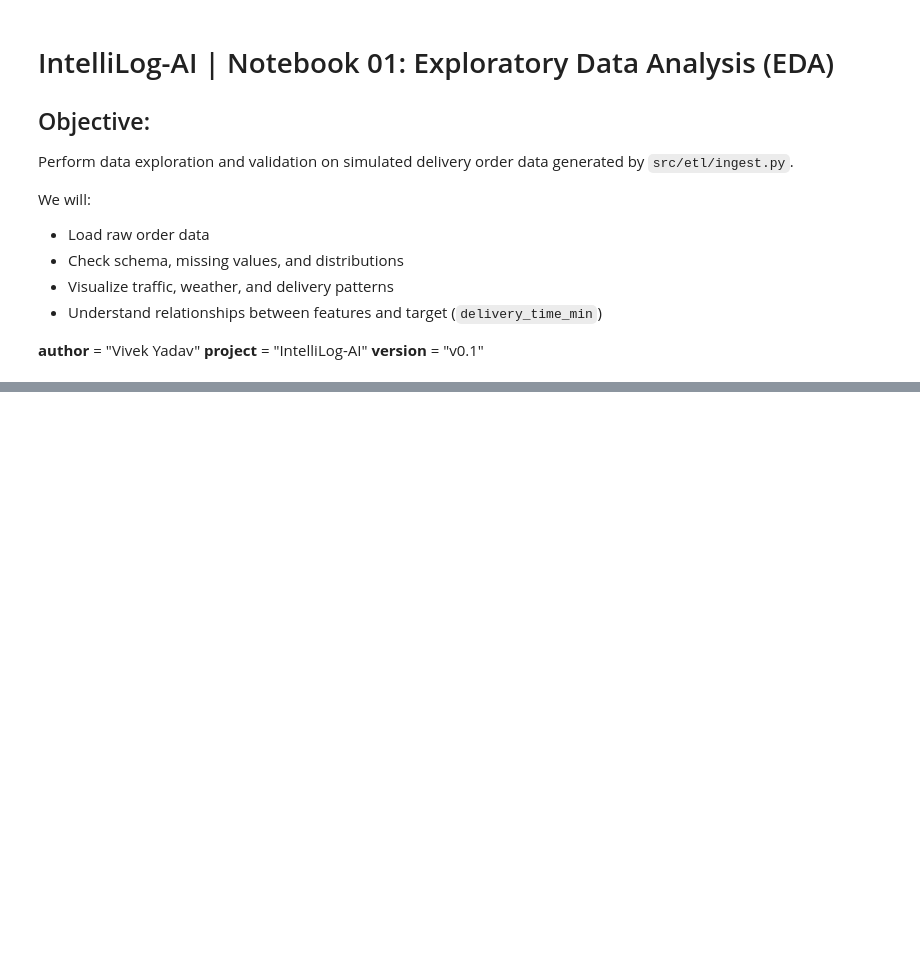
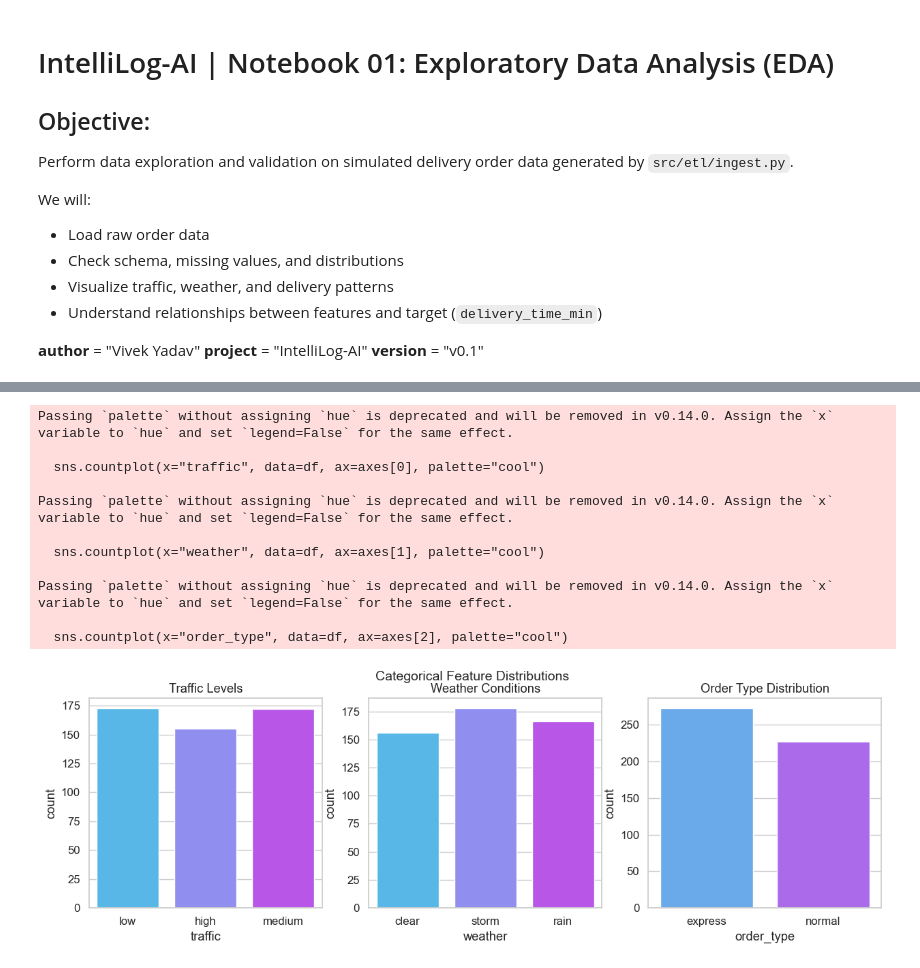
Before and after one commit to VIVEK-MARRI/IntelliLog-AI, a Jupyter notebook: notebooks/01_data_exploration.ipynb, the cells around one changed output, grey strips where cells are left out. Saved outputs shown, nothing was run; the diff lists cells and outputs as text; code cells hidden in the pictures; blank space fills up the shorter version.

```diff
--- a/notebooks/01_data_exploration.ipynb
+++ b/notebooks/01_data_exploration.ipynb
@@ -33,0 +118,23 @@ ModuleNotFoundError: No module named 'seaborn'
+# %%
+fig, axes = plt.subplots(1, 3, figsize=(15, 4))
+sns.countplot(x="traffic", data=df, ax=axes[0], palette="cool")
+sns.countplot(x="weather", data=df, ax=axes[1], palette="cool")
+sns.countplot(x="order_type", data=df, ax=axes[2], palette="cool")
+axes[0].set_title("Traffic Levels")
+axes[1].set_title("Weather Conditions")
+axes[2].set_title("Order Type Distribution")
+plt.suptitle("Categorical Feature Distributions", fontsize=14)
+plt.show()
+# %% [output]
+Passing `palette` without assigning `hue` is deprecated and will be removed in v0.14.0. Assign the `x` variable to `hue` and set `legend=False` for the same effect.
+
+  sns.countplot(x="traffic", data=df, ax=axes[0], palette="cool")
+
+Passing `palette` without assigning `hue` is deprecated and will be removed in v0.14.0. Assign the `x` variable to `hue` and set `legend=False` for the same effect.
+
+  sns.countplot(x="weather", data=df, ax=axes[1], palette="cool")
+
+Passing `palette` without assigning `hue` is deprecated and will be removed in v0.14.0. Assign the `x` variable to `hue` and set `legend=False` for the same effect.
+
+  sns.countplot(x="order_type", data=df, ax=axes[2], palette="cool")
+[figure, added]
```
Also changed, not shown: parts of 16 cells of this notebook, 5 other files.
